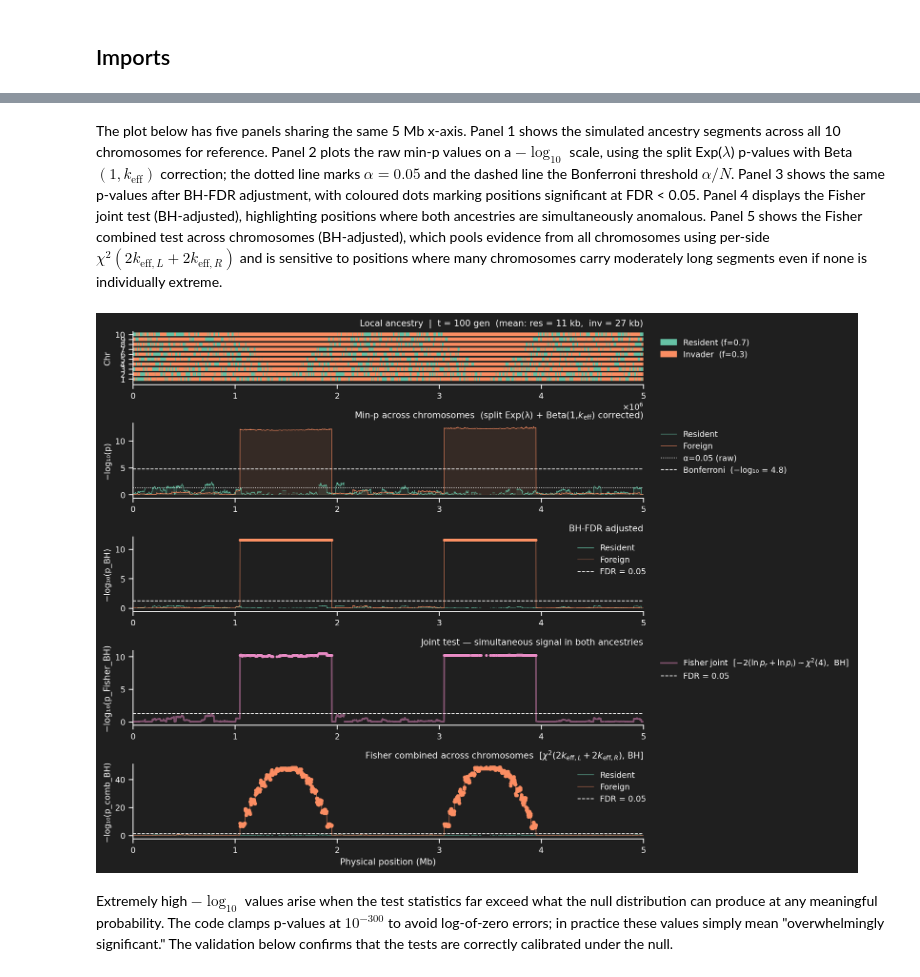
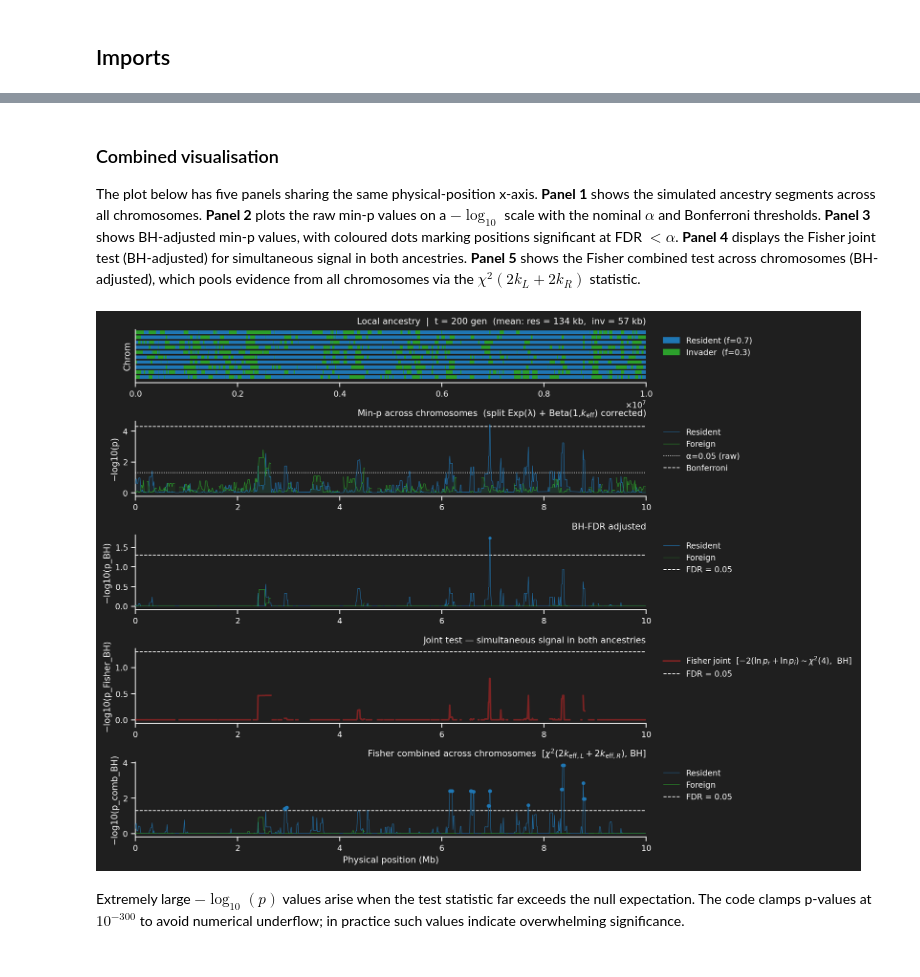
Before and after one commit to munch-group/lai-segment-analysis, a Jupyter notebook: local_ancestry_analysis.ipynb, the cells around one changed output, grey strips where cells are left out. Saved outputs shown, nothing was run; the diff lists cells and outputs as text; code cells hidden in the pictures.

```diff
--- a/local_ancestry_analysis.ipynb
+++ b/local_ancestry_analysis.ipynb
@@ -203,19 +243,27 @@ Under the admixture model, ancestry breakpoints occur as a Poisson process in ge
 # %%
 rng    = np.random.default_rng(7)
-chroms = pd.concat([simulate_chromosome(CHROM_LENGTH, gen_to_phys, phys_to_gen,
-                                        ancestry_rate, rng, chrom_id=i)
-                    for i in range(N_CHROMOSOMES)], ignore_index=True)
 
+# chroms = simulate_population(
+#     CHROM_LENGTH, gen_to_phys, phys_to_gen,
+#     f_resident=F_RES, n_pop=N_POP, t=T, n_samples=N_CHROMOSOMES, rng=rng,
+#     window_size=WINDOW_SIZE
+#     )
+
+chroms = simulate_population_exact(
+    CHROM_LENGTH, gen_to_phys, phys_to_gen,
+    f_resident=F_RES, n_pop=N_POP, t=T, n_samples=N_CHROMOSOMES, rng=rng
+)
 # Summary statistics
 print(f"{'Chr':>4}  {'#res':>5}  {'res bp':>9}  {'#inv':>5}  {'inv bp':>9}  {'total':>9}")
 print('-' * 55)
 for i, grp in chroms.groupby('chrom'):
     nr  = (grp['ancestry'] == 'resident').sum()
     ni  = (grp['ancestry'] == 'foreign').sum()
-    rbp = (grp.loc[grp['ancestry'] == 'resident', 'end'] - grp.loc[grp['ancestry'] == 'resident', 'start']).sum()
-    ibp = (grp.loc[grp['ancestry'] == 'foreign', 'end'] - grp.loc[grp['ancestry'] == 'foreign', 'start']).sum()
-    print(f"{i+1:>4}  {nr:>5}  {rbp/1e3:>8.0f}k  {ni:>5}  {ibp/1e3:>8.0f}k  "
-          f"{(rbp+ibp)/1e3:>8.0f}k")
+    rb  = grp.loc[grp['ancestry'] == 'resident', 'end'].sub(
+          grp.loc[grp['ancestry'] == 'resident', 'start']).sum()
+    ib  = grp.loc[grp['ancestry'] == 'foreign', 'end'].sub(
+          grp.loc[grp['ancestry'] == 'foreign', 'start']).sum()
+    print(f"{i:>4}  {nr:>5}  {rb:>9,}  {ni:>5}  {ib:>9,}  {rb+ib:>9,}")
 # %% [output]
  Chr   #res     res bp   #inv     inv bp      total
 -------------------------------------------------------
@@ -380,7 +454,7 @@ where $g_L$ and $g_R$ are the genetic distances from $x$ to the left and right b
 # %%
 #| echo: false
 
-results = test_segments(chroms, eval_pos, phys_to_gen, ancestry_rate, alpha=ALPHA)
+results = test_segments(chroms, eval_pos, phys_to_gen, t=T, n_pop=N_POP, alpha=ALPHA)
 
 pval_matrix = results["pval_matrix"]
 pval        = results["min_p"]
@@ -453,5 +529,7 @@ Fisher combined test (all chromosomes):
 # %% [markdown]
-The plot below has five panels sharing the same 5 Mb x-axis. Panel 1 shows the simulated ancestry segments across all 10 chromosomes for reference. Panel 2 plots the raw min-p values on a $-\log_{10}$ scale, using the split Exp($\lambda$) p-values with Beta$(1,k_{\text{eff}})$ correction; the dotted line marks $\alpha = 0.05$ and the dashed line the Bonferroni threshold $\alpha/N$. Panel 3 shows the same p-values after BH-FDR adjustment, with coloured dots marking positions significant at FDR < 0.05. Panel 4 displays the Fisher joint test (BH-adjusted), highlighting positions where both ancestries are simultaneously anomalous. Panel 5 shows the Fisher combined test across chromosomes (BH-adjusted), which pools evidence from all chromosomes using per-side $\chi^2(2 k_{\text{eff},L} + 2 k_{\text{eff},R})$ and is sensitive to positions where many chromosomes carry moderately long segments even if none is individually extreme.
+### Combined visualisation
+
+The plot below has five panels sharing the same physical-position x-axis. **Panel 1** shows the simulated ancestry segments across all chromosomes. **Panel 2** plots the raw min-p values on a $-\log_{10}$ scale with the nominal $\alpha$ and Bonferroni thresholds. **Panel 3** shows BH-adjusted min-p values, with coloured dots marking positions significant at FDR $< \alpha$. **Panel 4** displays the Fisher joint test (BH-adjusted) for simultaneous signal in both ancestries. **Panel 5** shows the Fisher combined test across chromosomes (BH-adjusted), which pools evidence from all chromosomes via the $\chi^2(2k_L + 2k_R)$ statistic.
 # %%
 #| echo: false
 
@@ -467,8 +545,8 @@ for _, row in chroms.iterrows():
     ax1.barh(row['chrom'], row['end']-row['start'], left=row['start'], height=0.72,
              color=colors.get(row['ancestry'], 'none'), linewidth=0)
 ax1.set_xlim(0, CHROM_LENGTH); ax1.set_ylim(-1.1, N_CHROMOSOMES - 0.4)
-ax1.set_yticks(range(N_CHROMOSOMES), [str(i+1) for i in range(N_CHROMOSOMES)])
-ax1.set_ylabel('Chr', fontsize=9)
+ax1.set_yticks([])#range(N_CHROMOSOMES), [str(i+1) for i in range(N_CHROMOSOMES)])
+ax1.set_ylabel('Chrom')
 patches = [mpatches.Patch(color=colors['resident'], label=f'Resident (f={F_RES})'),
            mpatches.Patch(color=colors['foreign'],  label=f'Invader  (f={F_INV})')]
 ax1.legend(handles=patches, bbox_to_anchor=(1.02, 1))
@@ -484,8 +562,8 @@ for anc in ('resident', 'foreign'):
     ax2.fill_between(mb, y, alpha=0.10, color=colors[anc])
 ax2.axhline(-np.log10(ALPHA), color='white', lw=0.9, ls=':', label=f'α={ALPHA} (raw)')
 ax2.axhline(bonf_line, lw=0.9, ls='--',
-            label=f'Bonferroni  (−log₁₀ = {bonf_line:.1f})')
-ax2.set_ylabel('−log₁₀(p)', fontsize=9)
+            label=f'Bonferroni')
+ax2.set_ylabel('−log10(p)')
 ax2.set_title(r'Min-p across chromosomes  (split Exp(λ) + Beta(1,$k_{\mathrm{eff}}$) corrected)')
 ax2.legend(bbox_to_anchor=(1.02, 1))
 ax2.set_xlim(0, CHROM_LENGTH/1e6)
@@ -501,7 +579,7 @@ for anc in ('resident', 'foreign'):
                     color=colors[anc], s=5, zorder=5)
 ax3.axhline(-np.log10(ALPHA), lw=0.9, ls='--',
             label=f'FDR = {ALPHA}')
-ax3.set_ylabel('−log₁₀(p_BH)', fontsize=9)
+ax3.set_ylabel('−log10(p_BH)')
 ax3.set_title('BH-FDR adjusted')
 ax3.legend(bbox_to_anchor=(1.02, 1))
 ax3.set_xlim(0, CHROM_LENGTH/1e6)
@@ -513,36 +591,36 @@ ax4.plot(mb, y, color=colors['joint'], lw=1.8,
          label=r'Fisher joint  [$-2(\ln p_r+\ln p_i)\sim\chi^2(4)$,  BH]', alpha=0.5, zorder=3)
 sig_j = fp_bh < ALPHA
 if sig_j.any():
     ax4.scatter(mb[sig_j], -np.log10(np.maximum(fp_bh[sig_j], eps)),
                 color=colors['joint'], s=5, zorder=5)
 ax4.axhline(-np.log10(ALPHA), lw=0.9, ls='--',
             label=f'FDR = {ALPHA}')
-ax4.set_ylabel('−log₁₀(p_Fisher_BH)')
+ax4.set_ylabel('−log10(p_Fisher_BH)')
 ax4.set_title('Joint test — simultaneous signal in both ancestries')
 ax4.legend(bbox_to_anchor=(1.02, 1))
 ax4.set_xlim(0, CHROM_LENGTH/1e6)
 
 # — Panel 5: Fisher combined test across chromosomes —
 ax5 = fig.add_subplot(gs[4])
 for anc in ('resident', 'foreign'):
     y = -np.log10(np.maximum(pval_fisher_combined_bh[anc], eps))
     ax5.plot(mb, y, color=colors[anc], lw=0.5, label=f'{anc.capitalize()}', zorder=3)
     sig = pval_fisher_combined_bh[anc] < ALPHA
     if sig.any():
         ax5.scatter(mb[sig], -np.log10(np.maximum(pval_fisher_combined_bh[anc][sig], eps)),
                     color=colors[anc], s=10, zorder=5)
 ax5.axhline(-np.log10(ALPHA), lw=0.9, ls='--',
             label=f'FDR = {ALPHA}')
-ax5.set_ylabel('−log₁₀(p_comb_BH)', fontsize=9)
+ax5.set_ylabel('−log10(p_comb_BH)')
 ax5.set_xlabel('Physical position (Mb)')
 ax5.set_title(r'Fisher combined across chromosomes  [$\chi^2(2k_{\mathrm{eff},L} + 2k_{\mathrm{eff},R})$, BH]')
 ax5.legend(bbox_to_anchor=(1.02, 1))
 ax5.set_xlim(0, CHROM_LENGTH/1e6)
 
 plt.tight_layout()
 plt.show()
 # %% [output]
-[figure, old version]
+[figure, new version]
 # %% [markdown]
-Extremely high $-\log_{10}$ values arise when the test statistics far exceed what the null distribution can produce at any meaningful probability. The code clamps p-values at $10^{-300}$ to avoid log-of-zero errors; in practice these values simply mean "overwhelmingly significant." The validation below confirms that the tests are correctly calibrated under the null.
+Extremely large $-\log_{10}(p)$ values arise when the test statistic far exceeds the null expectation. The code clamps p-values at $10^{-300}$ to avoid numerical underflow; in practice such values indicate overwhelming significance.
 # %% [markdown]
```
Also changed, not shown: parts of 31 cells of this notebook, 3 other files.
